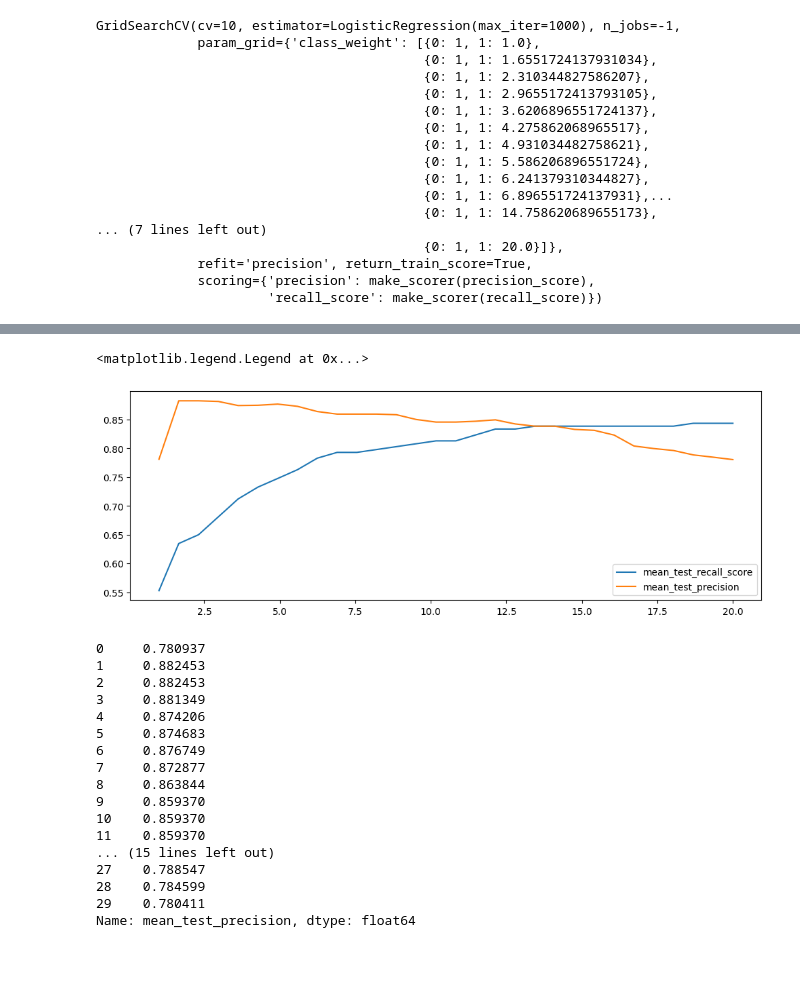
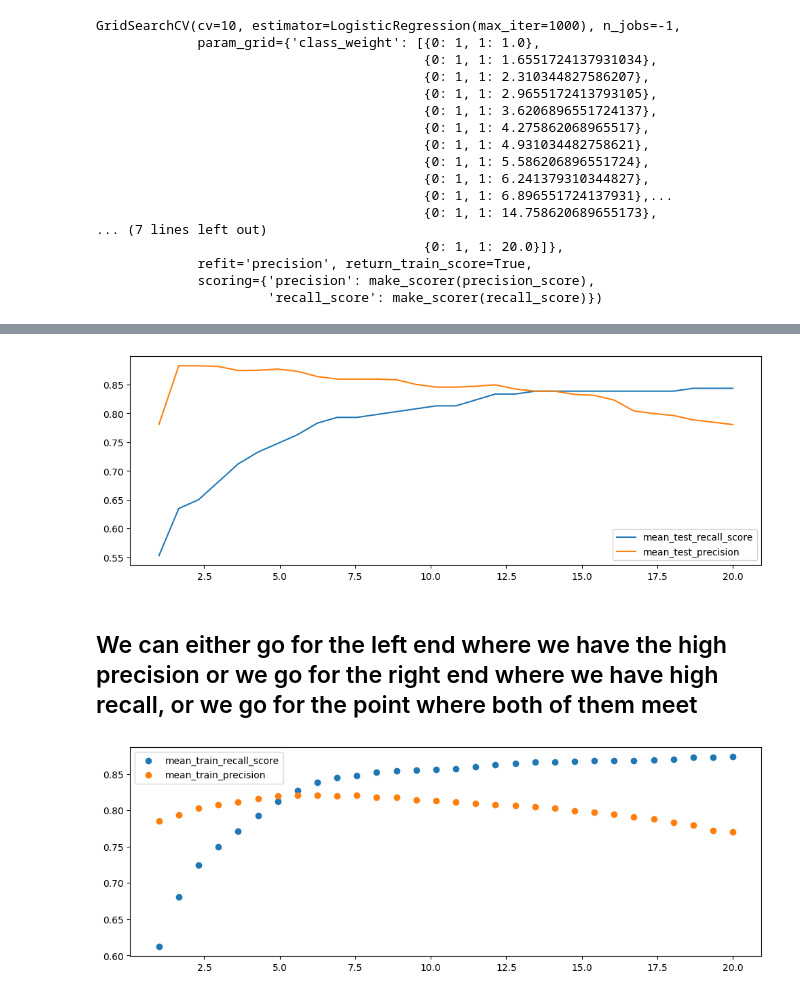
Before and after one commit to Victoran0/Machine-LEarning, a Jupyter notebook: Scikit Learn/metrics/metrics.ipynb, the cells around one changed output, grey strips where cells are left out. Drawn from its saved outputs; the diff is of its cells as text; code cells hidden in the pictures; blank space fills up the shorter version.

```diff
--- a/Scikit Learn/metrics/metrics.ipynb
+++ b/Scikit Learn/metrics/metrics.ipynb
@@ -139,32 +139,23 @@ pd.DataFrame(grid.cv_results_)
 30 rows × 56 columns
 # %%
 plt.figure(figsize=(12, 4))
-df = pd.DataFrame(grid.cv_results_)
+df_results = pd.DataFrame(grid.cv_results_)
 for score in ['mean_test_recall_score', 'mean_test_precision']:
-    plt.plot([_[1] for _ in df['param_class_weight']],
-            df[score],
+    plt.plot([_[1] for _ in df_results['param_class_weight']],
+            df_results[score],
             label=score)
-plt.legend()
+plt.legend();
 # %% [output]
-<matplotlib.legend.Legend at 0x...>
 [figure]
+# %% [markdown]
+## We can either go for the  left end where we have the high precision or we go for the right end where we have high recall, or we go for the point where both of them meet
 # %%
-df['mean_test_precision']
+plt.figure(figsize=(12, 4))
+df_results = pd.DataFrame(grid.cv_results_)
+for score in ['mean_train_recall_score', 'mean_train_precision']:
+    plt.scatter(x=[_[1] for _ in df_results['param_class_weight']],
+               y=df_results[score.replace('test', 'train')],
+               label=score)
+plt.legend();
 # %% [output]
-0     0.780937
-1     0.882453
-2     0.882453
-3     0.881349
-4     0.874206
-5     0.874683
-6     0.876749
-7     0.872877
-8     0.863844
-9     0.859370
-10    0.859370
-11    0.859370
-... (15 lines left out)
-27    0.788547
-28    0.784599
-29    0.780411
-Name: mean_test_precision, dtype: float64
+[figure, added]
```
Also changed, not shown: parts of 20 cells of this notebook, 1 other file.
